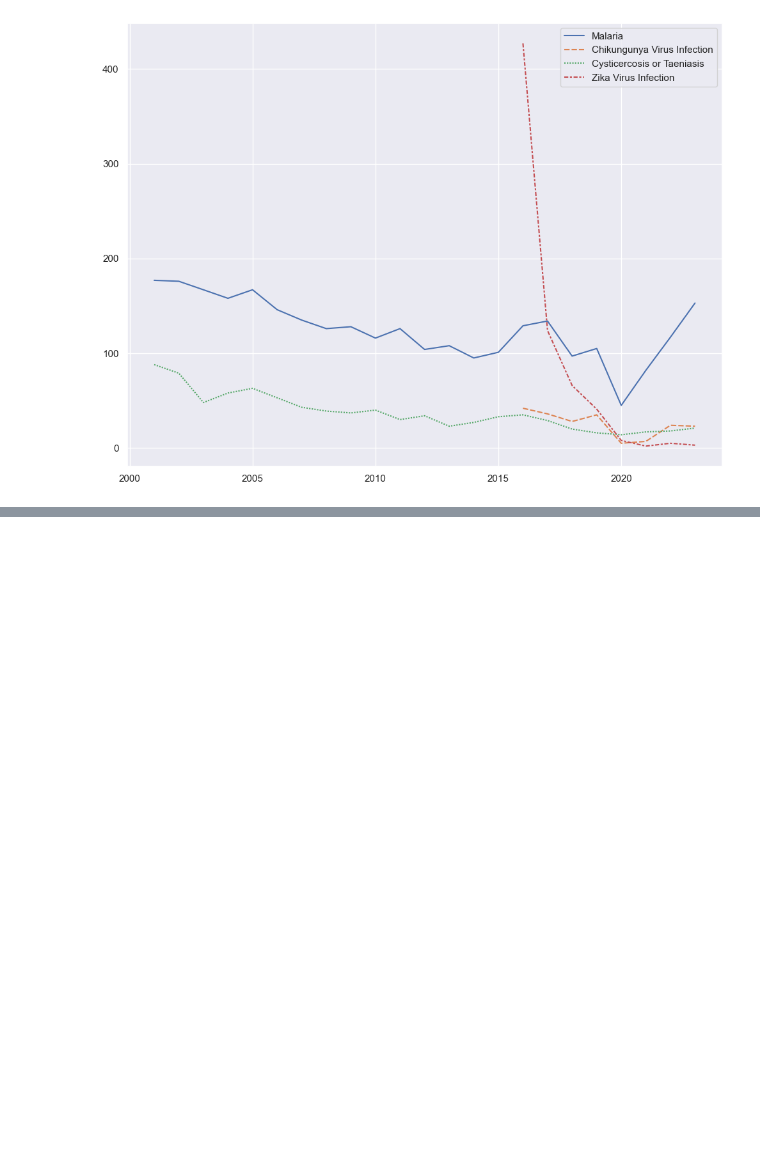
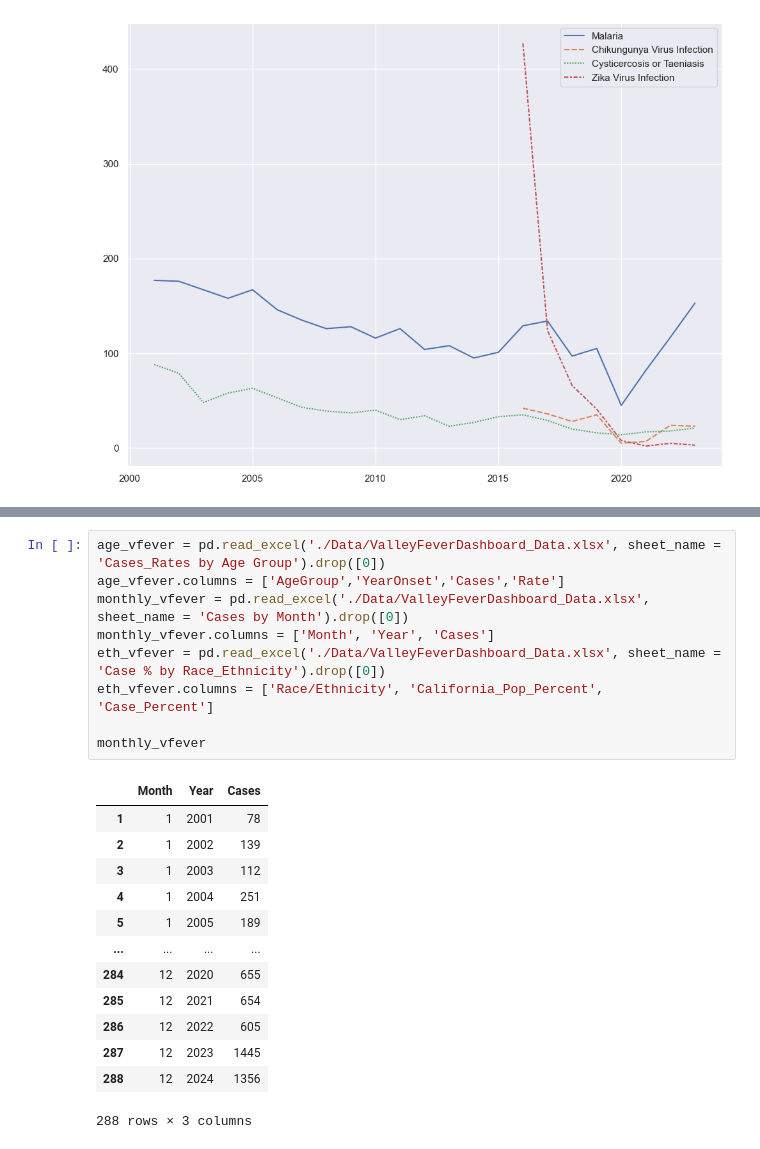
Before and after one commit to zaschan-gif/STA141B_Final_Project, a Jupyter notebook: STA141 Final Project.ipynb, the cells around one changed output, grey strips where cells are left out. Saved outputs shown, nothing was run; the diff lists cells and outputs as text; blank space fills up the shorter version.

```diff
--- a/STA141 Final Project.ipynb
+++ b/STA141 Final Project.ipynb
@@ -137,0 +232,23 @@ visualize_tops(state_infection_df, top_decreasing, 'Cases', './Figures/most_decr
+# %%
+age_vfever = pd.read_excel('./Data/ValleyFeverDashboard_Data.xlsx', sheet_name = 'Cases_Rates by Age Group').drop([0])
+age_vfever.columns = ['AgeGroup','YearOnset','Cases','Rate']
+monthly_vfever = pd.read_excel('./Data/ValleyFeverDashboard_Data.xlsx', sheet_name = 'Cases by Month').drop([0])
+monthly_vfever.columns = ['Month', 'Year', 'Cases']
+eth_vfever = pd.read_excel('./Data/ValleyFeverDashboard_Data.xlsx', sheet_name = 'Case % by Race_Ethnicity').drop([0])
+eth_vfever.columns = ['Race/Ethnicity', 'California_Pop_Percent', 'Case_Percent']
+
+monthly_vfever
+# %% [output]
+|  | Month | Year | Cases |
+| 1 | 1 | 2001 | 78 |
+| 2 | 1 | 2002 | 139 |
+| 3 | 1 | 2003 | 112 |
+| 4 | 1 | 2004 | 251 |
+| 5 | 1 | 2005 | 189 |
+| ... | ... | ... | ... |
+| 284 | 12 | 2020 | 655 |
+| 285 | 12 | 2021 | 654 |
+| 286 | 12 | 2022 | 605 |
+| 287 | 12 | 2023 | 1445 |
+| 288 | 12 | 2024 | 1356 |
+288 rows × 3 columns
```
Also changed, not shown: parts of 10 cells of this notebook, 4 other files.
